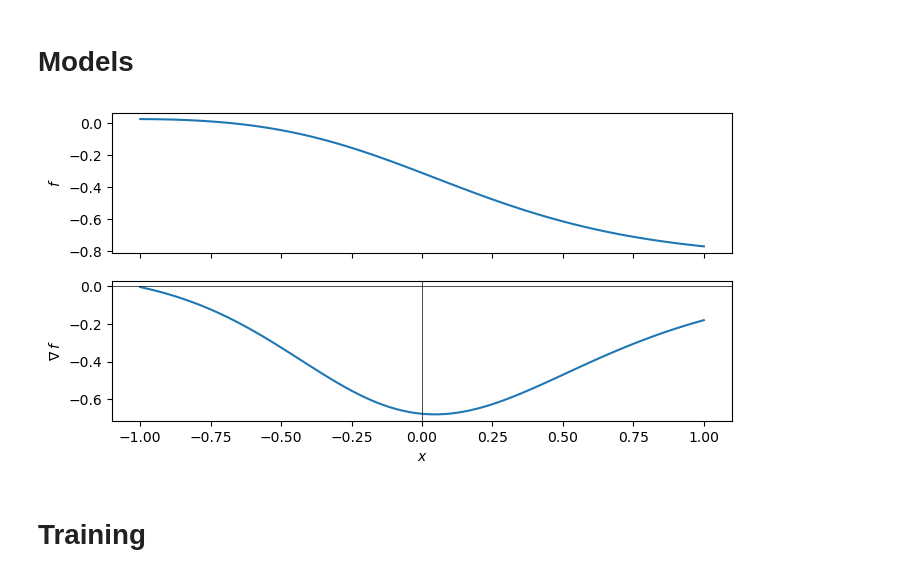
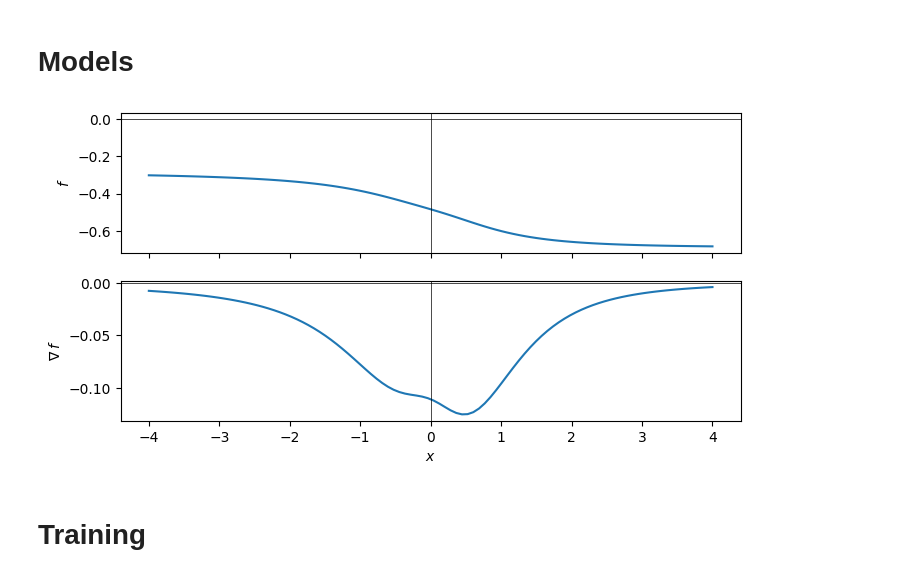
Before and after one commit to jshe2304/dlrg, a Jupyter notebook: train.ipynb, the cells around one changed output. Saved outputs shown, nothing was run; the diff lists cells and outputs as text; code cells hidden in the pictures.

```diff
--- a/train.ipynb
+++ b/train.ipynb
@@ -30,6 +30,8 @@ def plot(f, xlim=(0, 2)):
 
     ax0.plot(x_vals, f_vals)
     ax0.set_ylabel(r'$f$')
+    ax0.axhline(0, color='black', linewidth=0.5)
+    ax0.axvline(0, color='black', linewidth=0.5)
 
     ax1.plot(x_vals, dfdx_vals)
     ax1.set_xlabel(r'$x$')
@@ -61,10 +64,10 @@ info = torch.ones(in_channels)
 mu = torch.zeros(in_channels)
 
 x = torch.randn(10, 1)
-# %%
-plot(C, (-1, 1))
-# %% [output]
-[figure, removed]
+# %%
+plot(flow, (-4, 4))
+# %% [output]
+[figure, added]
 # %% [markdown]
 # Training
 # %%
```
Also changed, not shown: parts of 5 cells of this notebook, 2 other files.
